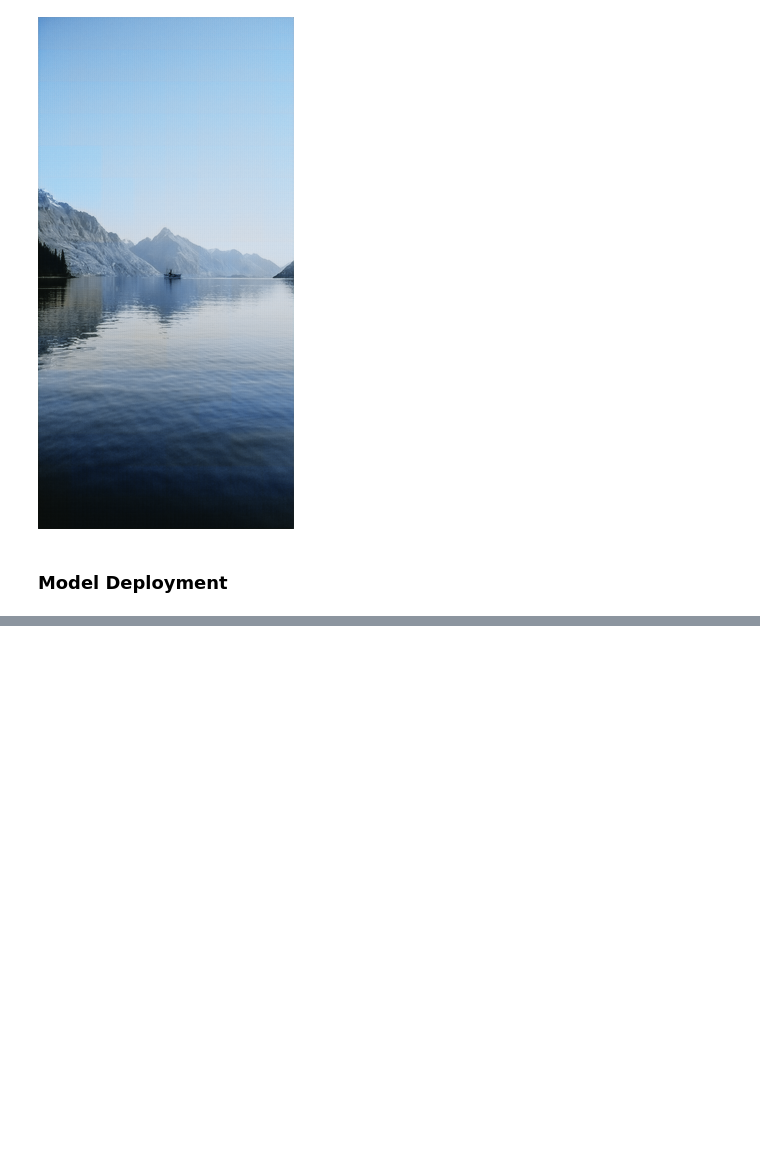
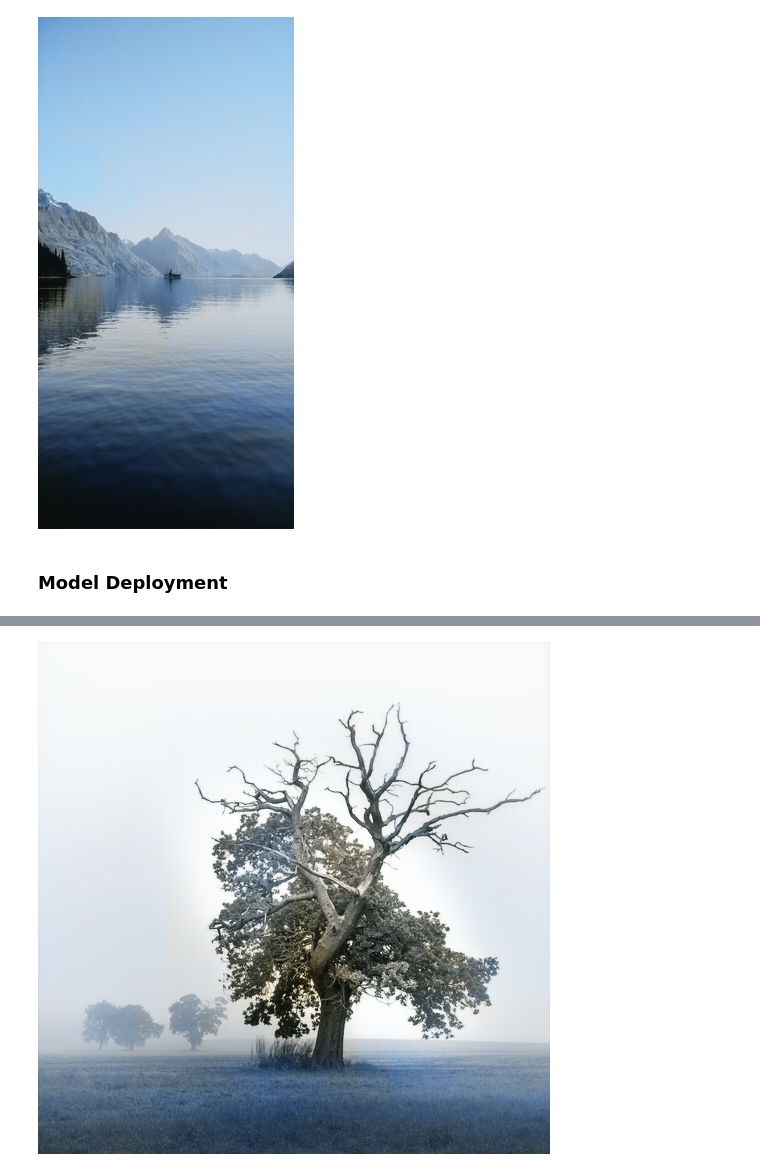
Before and after one commit to akashvshroff/ImageColourizer, a Jupyter notebook: model_training_colourizer.ipynb, the cells around one changed output, grey strips where cells are left out. Drawn from its saved outputs; the diff is of its cells as text; code cells hidden in the pictures; blank space fills up the shorter version.

```diff
--- a/model_training_colourizer.ipynb
+++ b/model_training_colourizer.ipynb
@@ -302,0 +367,21 @@ import modelbit as mb
+# %%
+import modelbit as mb
+
+def colourize_image_with_path(path):
+    try:
+        image_arr = process_image(path)
+        response = mb.get_inference(
+            region="us-east-1",
+            workspace="akashshroff",
+            deployment="colourize_image",
+            data={"image_arr": image_arr}
+        )
+        colourized_b64 = response["data"]["colourized_image_b64"]
+        colourized_arr = decode_b64(colourized_b64)
+        return colourized_arr
+    except Exception as e:
+        print(f"uh oh, an error occured. {e}")
+# %%
+show_image(colourize_image_with_path("test_image_4.jpg"))
+# %% [output]
+[figure, added]
```
Also changed, not shown: parts of 5 cells of this notebook, 1 other file.
